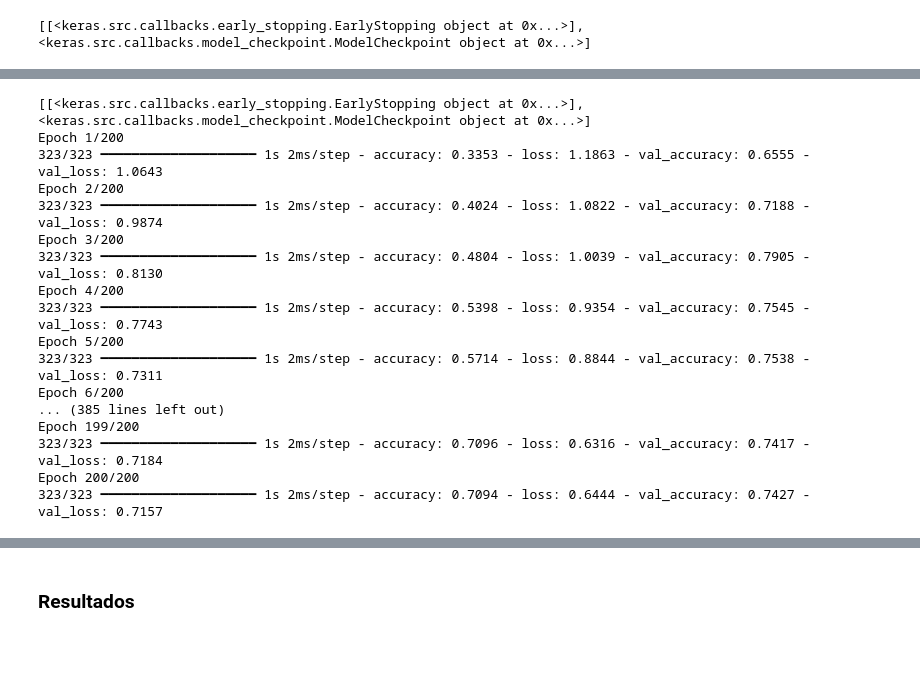
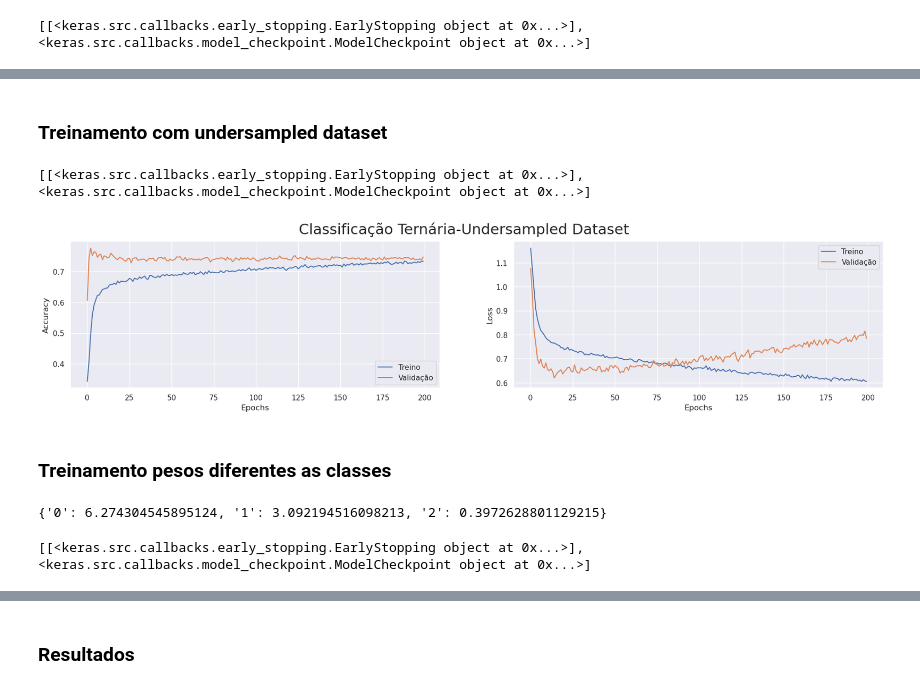
Before and after one commit to RodolfoPCruz/trip_advisor, a Jupyter notebook: trip_advisor.ipynb, the cells around one changed output, grey strips where cells are left out. Saved outputs shown, nothing was run; the diff lists cells and outputs as text; code cells hidden in the pictures; blank space fills up the shorter version.

```diff
--- a/trip_advisor.ipynb
+++ b/trip_advisor.ipynb
@@ -1816,7 +1815,9 @@ NameError: name 'history_MLP_ternaria_complete_dataset' is not defined
+# %% [markdown]
+### Treinamento com undersampled dataset
 # %%
 n_outpus_ternario=y_treino_ternario.shape[1]
 lr=0.001
-MLP_ternaria=criar_MLP([10,10],activation='sigmoid',input_shape=x_MLP_treino_numerico.shape[1:],
+MLP_ternaria=criar_MLP([12,12],activation='sigmoid',input_shape=x_MLP_treino_numerico.shape[1:],
                                    n_outputs=n_outpus_ternario,name='MLP_ternaria',lr=lr,dropout_rate=0.3)
 
 #Undersample dataset
@@ -1831,26 +1832,16 @@ path_history='../models/history_MLP_undersampled_complete_dataset.pkl'
 earlystopping_cb=EarlyStopping(monitor='accuracy',patience=40,restore_best_weights=True) #Early stopping
 callback=[earlystopping_cb]
 
-train_model=True
+train_model=False
 
 MLP_ternaria_undersampled_dataset,history_MLP_ternaria_undersampled_dataset=train_MLP(train=train_model,model=MLP_ternaria,save_model=True,
                 x_treino=x_MLP_treino_numerico_undersampled,y_treino=y_treino_ternario_undersampled,
                 x_val=x_MLP_val_numerico,y_val=y_val_ternario,callback=[callback],path_model=path_model,path_history=path_history)
 # %% [output]
 [[<keras.src.callbacks.early_stopping.EarlyStopping object at 0x...>], <keras.src.callbacks.model_checkpoint.ModelCheckpoint object at 0x...>]
-Epoch 1/200
-323/323 ━━━━━━━━━━━━━━━━━━━━ 1s 2ms/step - accuracy: 0.3353 - loss: 1.1863 - val_accuracy: 0.6555 - val_loss: 1.0643
-Epoch 2/200
-323/323 ━━━━━━━━━━━━━━━━━━━━ 1s 2ms/step - accuracy: 0.4024 - loss: 1.0822 - val_accuracy: 0.7188 - val_loss: 0.9874
-Epoch 3/200
-323/323 ━━━━━━━━━━━━━━━━━━━━ 1s 2ms/step - accuracy: 0.4804 - loss: 1.0039 - val_accuracy: 0.7905 - val_loss: 0.8130
-Epoch 4/200
-323/323 ━━━━━━━━━━━━━━━━━━━━ 1s 2ms/step - accuracy: 0.5398 - loss: 0.9354 - val_accuracy: 0.7545 - val_loss: 0.7743
-Epoch 5/200
-323/323 ━━━━━━━━━━━━━━━━━━━━ 1s 2ms/step - accuracy: 0.5714 - loss: 0.8844 - val_accuracy: 0.7538 - val_loss: 0.7311
-Epoch 6/200
-... (385 lines left out)
-Epoch 199/200
-323/323 ━━━━━━━━━━━━━━━━━━━━ 1s 2ms/step - accuracy: 0.7096 - loss: 0.6316 - val_accuracy: 0.7417 - val_loss: 0.7184
-Epoch 200/200
-323/323 ━━━━━━━━━━━━━━━━━━━━ 1s 2ms/step - accuracy: 0.7094 - loss: 0.6444 - val_accuracy: 0.7427 - val_loss: 0.7157
+# %%
+plot_history(history_MLP_ternaria_undersampled_dataset, 'Classificação Ternária-Undersampled Dataset')
+# %% [output]
+[figure, added]
+# %% [markdown]
+### Treinamento pesos diferentes as classes
@@ -1856,0 +1853,29 @@ Epoch 200/200
+# %%
+y_ternario=np.argmax(y_treino_ternario,axis=1)
+avaliacoes=[0,1,2] #avaliacoes correspondem a negativo, neutro e positivo
+class_weights_aval={}
+for avaliacao in avaliacoes:
+    class_weights_aval[str(avaliacao)]=(1/sum(y_ternario==avaliacao))*(len(y_ternario)/len(avaliacoes))
+class_weights_aval
+# %% [output]
+{'0': 6.274304545895124, '1': 3.092194516098213, '2': 0.3972628801129215}
+# %%
+n_outpus_ternario=y_treino_ternario.shape[1]
+lr=0.001
+MLP_ternaria=criar_MLP([10,10],activation='sigmoid',input_shape=x_MLP_treino_numerico.shape[1:],
+                                   n_outputs=n_outpus_ternario,name='MLP_ternaria',lr=lr,dropout_rate=0.3)
+
+#Treinar modelo
+path_model='../models/MLP_ternaria_weighted.keras'
+path_history='../models/history_MLP_ternaria_weighted.pkl'
+
+earlystopping_cb=EarlyStopping(monitor='accuracy',patience=40,restore_best_weights=True) #Early stopping
+callback=[earlystopping_cb]
+
+train_model=False
+
+MLP_ternaria_weighted,history_MLP_ternaria_weighted=train_MLP(train=train_model,model=MLP_ternaria,save_model=True,
+                x_treino=x_MLP_treino_numerico,y_treino=y_treino_ternario,
+                x_val=x_MLP_val_numerico,y_val=y_val_ternario,callback=[callback],path_model=path_model,path_history=path_history,class_weights=class_weights_aval)
+# %% [output]
+[[<keras.src.callbacks.early_stopping.EarlyStopping object at 0x...>], <keras.src.callbacks.model_checkpoint.ModelCheckpoint object at 0x...>]
```
Also changed, not shown: parts of 36 cells of this notebook.
